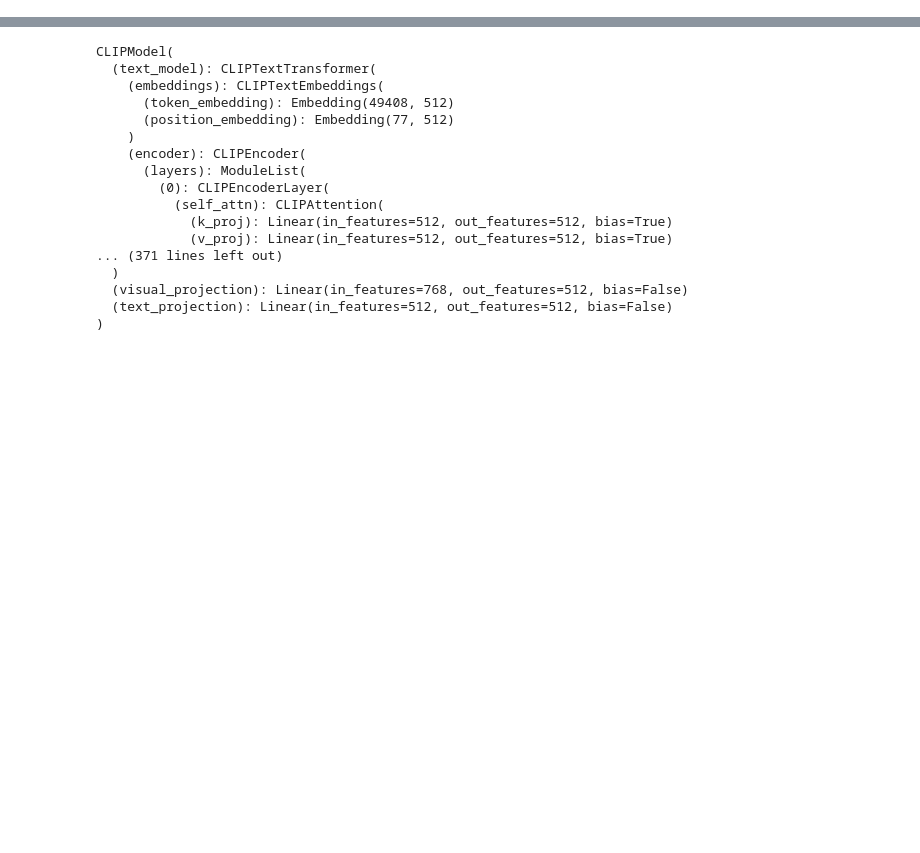
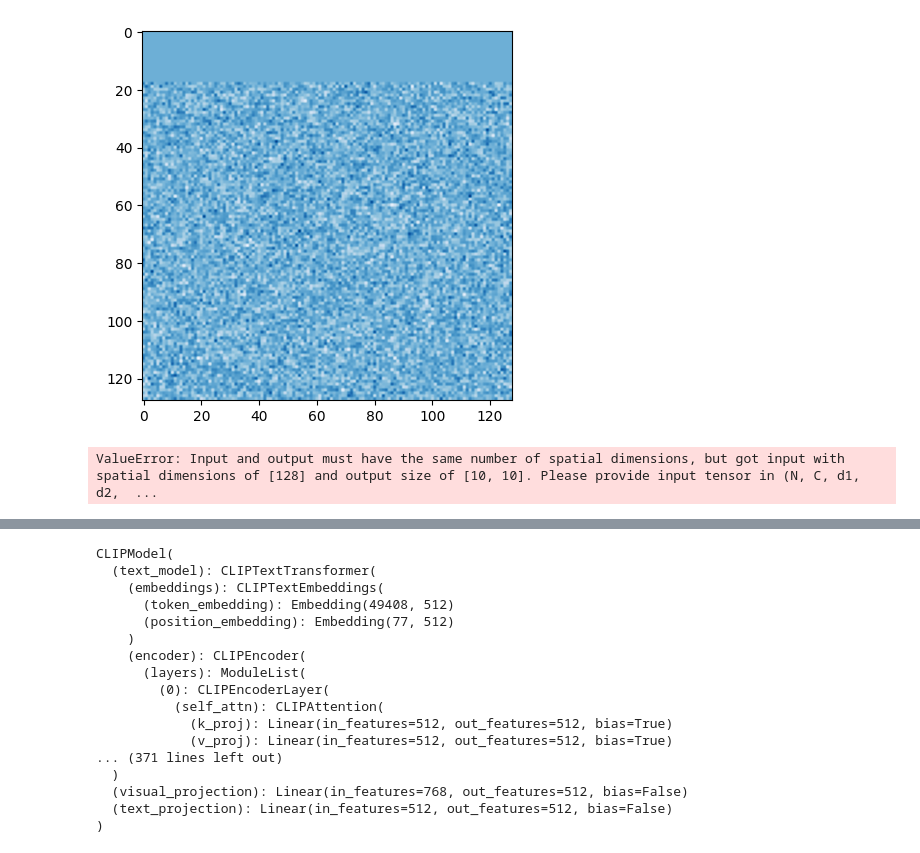
Before and after one commit to ErwannMillon/face-editor, a Jupyter notebook: app.ipynb, the cells around one changed output, grey strips where cells are left out. Cells and saved outputs as stored; diff of their text form; code cells hidden in the pictures; blank space fills up the shorter version.

```diff
--- a/app.ipynb
+++ b/app.ipynb
@@ -1,3 +22,16 @@
+# %%
+import matplotlib.pyplot as plt
+import numpy as np
+import torch
+import torchvision
+x = torch.randn((128, 128))
+x[:18,:] = torch.zeros_like(x[:18,:])
+plt.imshow(x.numpy(), cmap="Blues")
+plt.show()
+y = torchvision.transforms.functional.resize(x.unsqueeze(0), (10, 10))
+# %% [output]
+[figure, added]
+ValueError: Input and output must have the same number of spatial dimensions, but got input with spatial dimensions of [128] and output size of [10, 10]. Please provide input tensor in (N, C, d1, d2,  ...
 # %%
 import torch
 import gradio as gr
```
Also changed, not shown: parts of 2 cells of this notebook, 7 other files.
